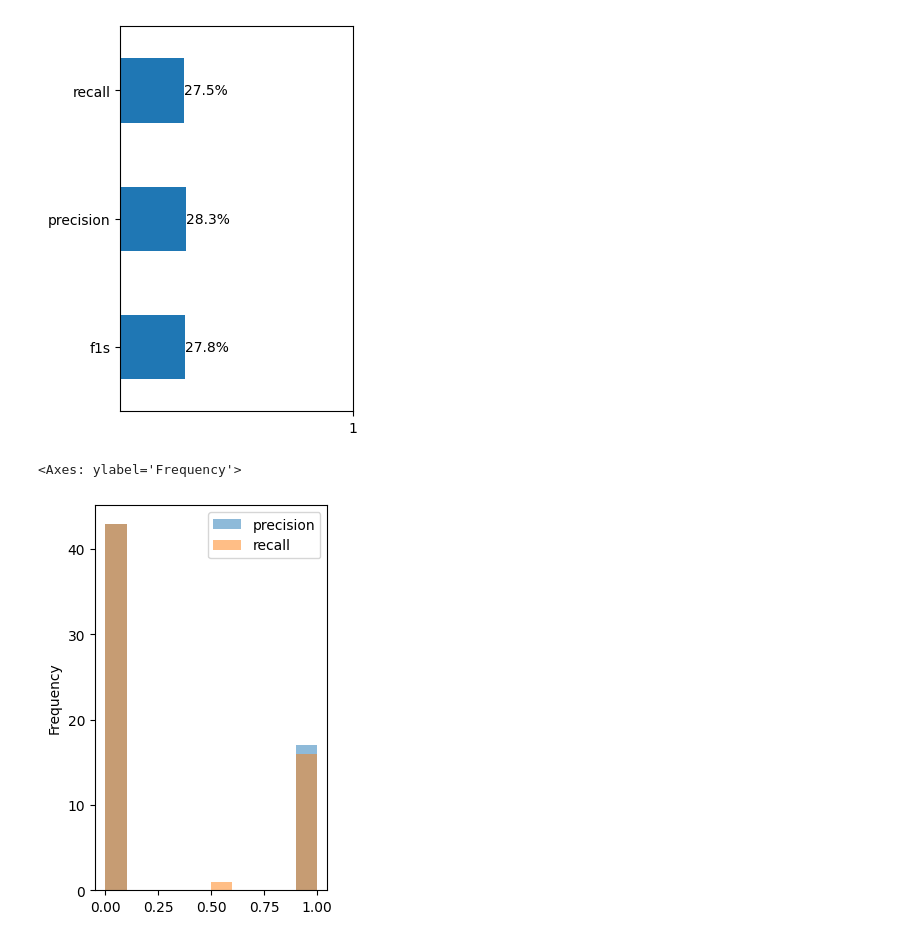
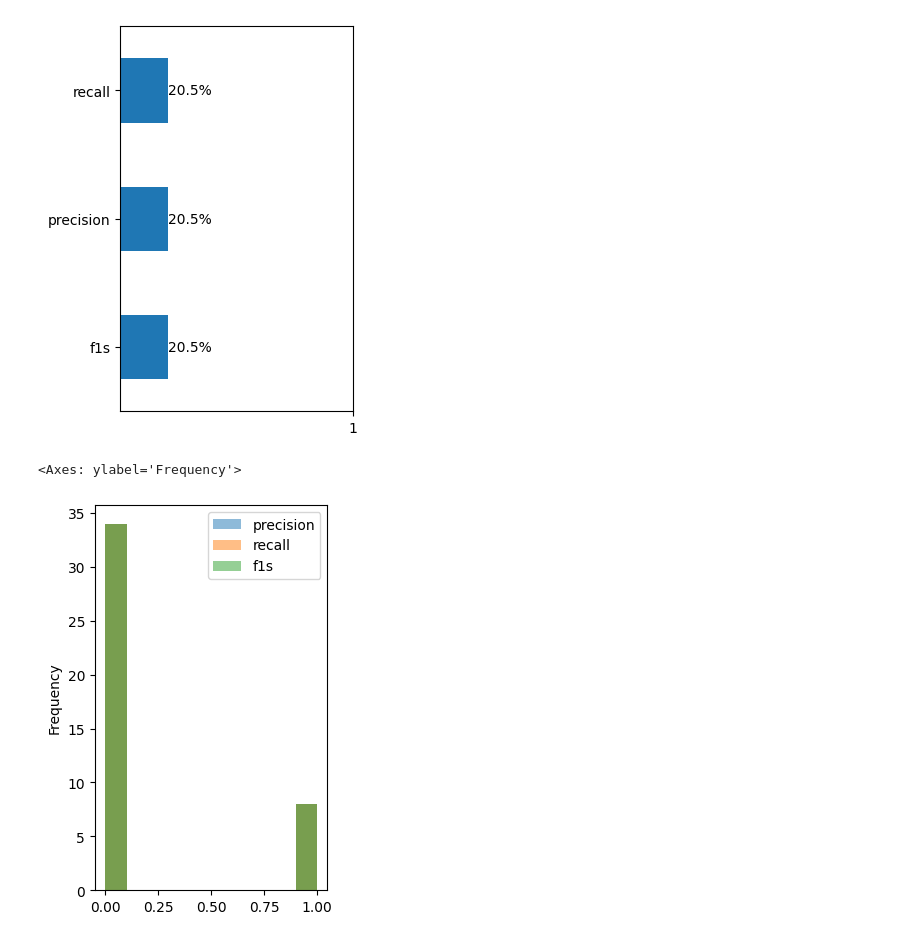
Before and after one commit to murilobellatini/RelNetCare, a Jupyter notebook: reports/04_model_evaluation/dialogre-evaluate-llama-relation-inferer.ipynb, the cells around one changed output. Cells and saved outputs as stored; diff of their text form; code cells hidden in the pictures.

```diff
--- a/reports/04_model_evaluation/dialogre-evaluate-llama-relation-inferer.ipynb
+++ b/reports/04_model_evaluation/dialogre-evaluate-llama-relation-inferer.ipynb
@@ -7,10 +4,12 @@ The autoreload extension is already loaded. To reload it, use:
 # %%
-from src.processing.relation_extraction_evaluator import RelationExtractorEvaluator, RelationGranularMetrics, config
+from src.processing.relation_extraction_evaluator import RelationExtractorEvaluator, RelationGranularMetrics
+from src.config import LLMTransformationConfig
 
-evaluator = RelationExtractorEvaluator()
+# config = LLMTransformationConfig(add_one_shot=False, instruction_type='A')
+evaluator = RelationExtractorEvaluator(config=config)
 
 # Define path for the test dataset
-data_stem="dialog-re-llama-11cls-2spkr-balPairs"
+data_stem="dialog-re-llama-11cls-2spkr-rebalPairs-rwrtKeys"
 test_file_path = f"/home/murilo/RelNetCare/data/processed/{data_stem}/{data_stem}-test.json"
 
 # Evaluate performance
@@ -55,9 +55,9 @@ for bar in ax.patches:
 # Show the plot
 plt.show()
 # %% [output]
-[figure, old version]
+[figure, new version]
 # %%
-df[['precision', 'recall', 'f1s']].plot(kind='hist', alpha=0.5, figsize=(3, 5))
+df[['precision', 'recall', 'f1s']].fillna(0).plot(kind='hist', alpha=0.5, figsize=(3, 5))
 # %% [output]
 <Axes: ylabel='Frequency'>
-[figure, old version]
+[figure, new version]
```
Also changed, not shown: parts of 5 cells of this notebook, 3 other files.
